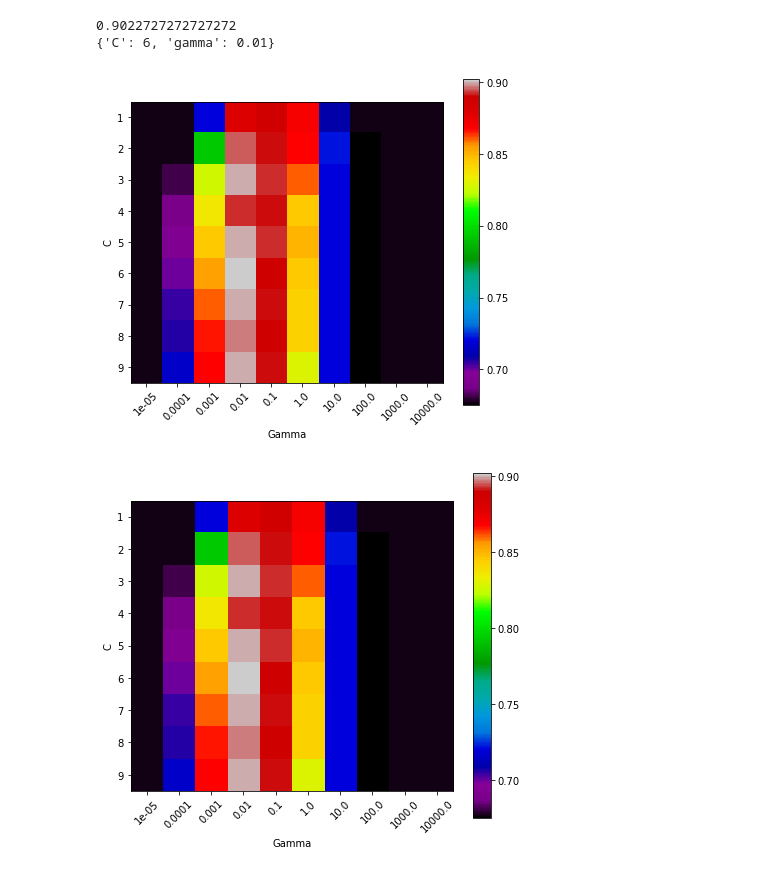
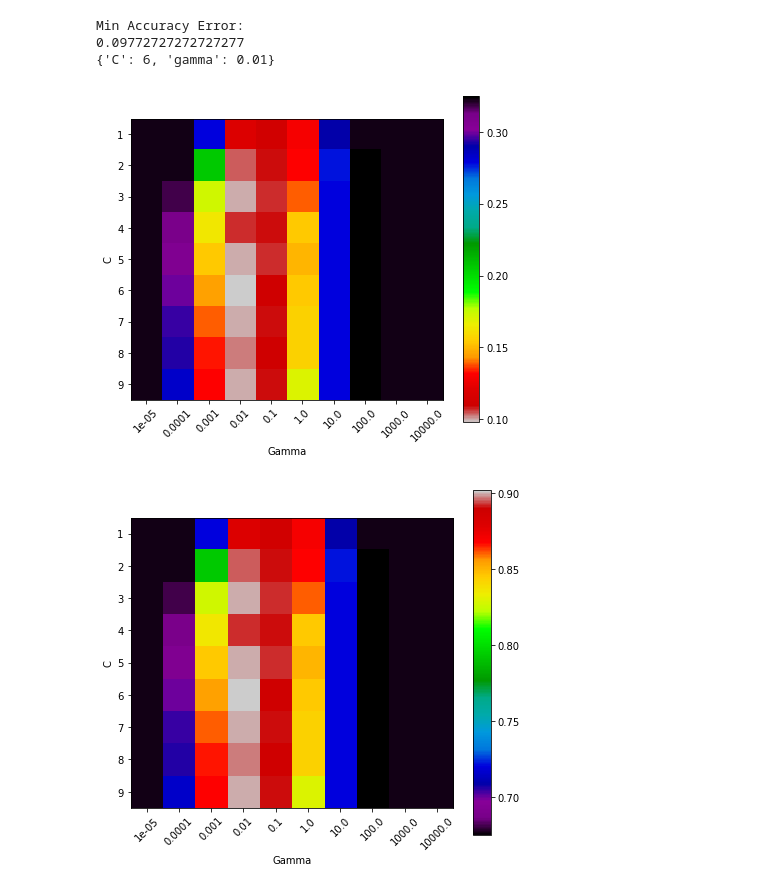
Before and after one commit to sumaanyu/Some-Regression-and-Classification-Projects, a Jupyter notebook: GaussianSVM.ipynb, the cells around one changed output. Drawn from its saved outputs; the diff is of its cells as text; code cells hidden in the pictures.

```diff
--- a/GaussianSVM.ipynb
+++ b/GaussianSVM.ipynb
@@ -7,18 +7,16 @@ import matplotlib.pyplot as plt
 import seaborn as sns
 from pandas.plotting import scatter_matrix
 from sklearn import preprocessing
-from sklearn.metrics import mean_squared_error as mse
 import sklearn.linear_model as lm
 from sklearn.model_selection import cross_val_score
 from sklearn.model_selection import GridSearchCV
-from sklearn.linear_model import Ridge
-from sklearn.linear_model import Lasso
 from sklearn.model_selection import train_test_split
-from sklearn.linear_model import ElasticNet
-from sklearn.svm import LinearSVC
 from sklearn.svm import SVC
+from sklearn import svm, grid_search
+
+
+
 from sklearn.preprocessing import StandardScaler
-from sklearn import svm, grid_search
 
 df_svm = pd.read_csv('wholesale-customers.csv', sep=',')
 df_svm.head()
@@ -28,45 +26,48 @@ y_svm = df_svm["Channel"]
 for i in range(440):
     y_svm[i] = (-1) ** y_svm[i]
 
+
+
 scaler = StandardScaler()
 X_svm = scaler.fit_transform(X_svm)
 
-
 #Cs = 10. ** np.arange(-2,5)
-#Cs = np.logspace(-1,2,10)
-
 Cs = [1,2,3,4,5,6,7,8,9]
-
 g = np.logspace(-5, 4, 10)
 
-def split_selector(X, y, nfolds):
+def split_selector(X, y):
     X_train, X_test, y_train, y_test =train_test_split(X, y , test_size=0.3)
-cv = split_selector(X_svm,y_svm, 5)
+cv = split_selector(X_svm,y_svm)
+
+X_train, X_test, y_train, y_test = train_test_split(X_svm, y_svm , test_size=0.3)
 
 p_grid = {'C': Cs ,'gamma' : g}
 cross_val = GridSearchCV(SVC(), p_grid, scoring = "accuracy",cv=cv)
 cross_val.fit(X_svm, y_svm)
 cross_val.best_params_
 
 score = cross_val.grid_scores_
 scores = [x[1] for x in score]
 
-scores = np.array(scores).reshape(len(Cs), len(g))
-print(np.max(scores))
+scores = 1 - np.array(scores).reshape(len(Cs), len(g))
+
+print('Min Accuracy Error:')
+print(np.min(scores))
 print(cross_val.best_params_)
 
 pl.figure(figsize=(7, 6))
-pl.imshow(scores, cmap=pl.cm.spectral)
+pl.imshow(scores, cmap=pl.cm.spectral_r)
 pl.ylabel('C')
 pl.xlabel('Gamma')
 pl.xticks(np.arange(len(g)), g, rotation=45)
 pl.yticks(np.arange(len(Cs)), Cs)
 pl.colorbar()
 pl.show()
 # %% [output]
-0.9022727272727272
+Min Accuracy Error:
+0.09772727272727277
 {'C': 6, 'gamma': 0.01}
-[figure, old version]
+[figure, new version]
 # %%
 pl.figure(figsize=(7, 6))
 pl.subplots_adjust(left=0.15, right=0.95, bottom=0.15, top=0.95)
```
Also changed, not shown: parts of 2 cells of this notebook.
